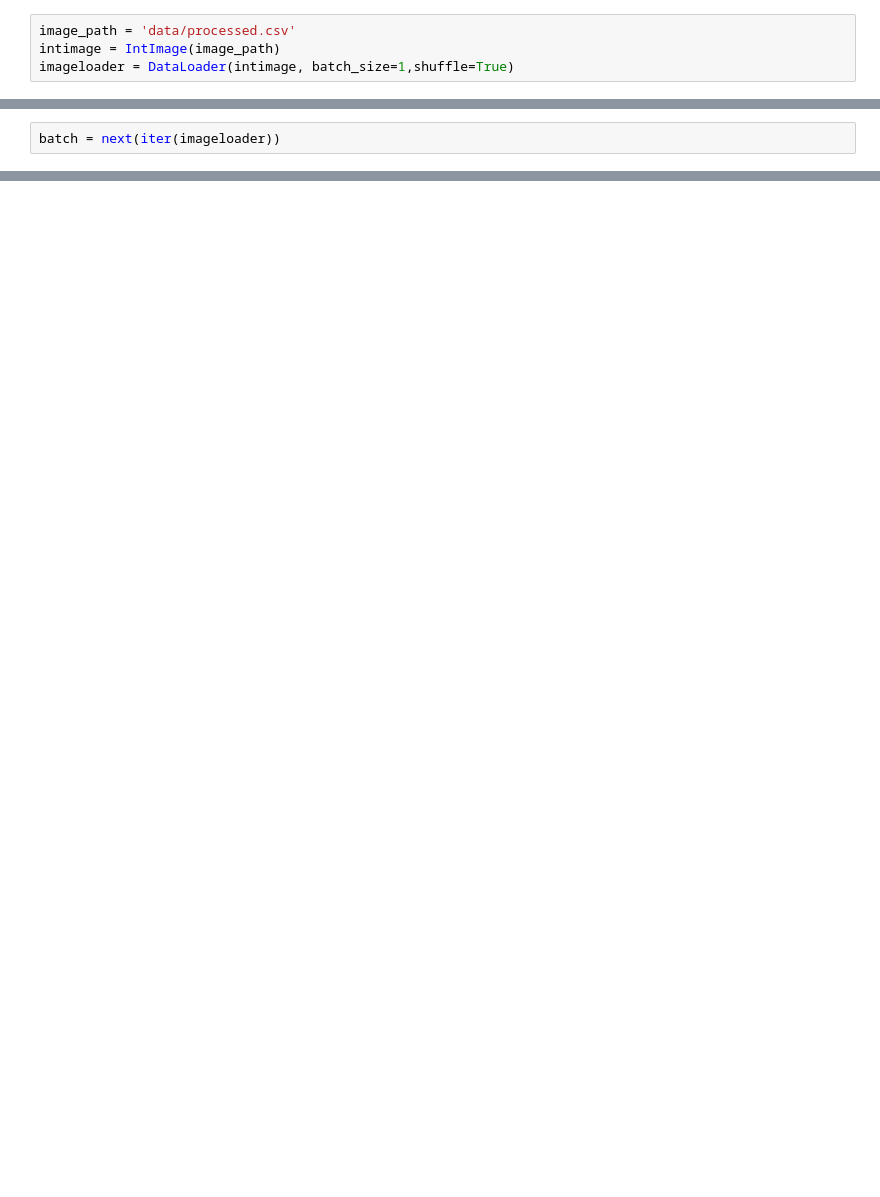
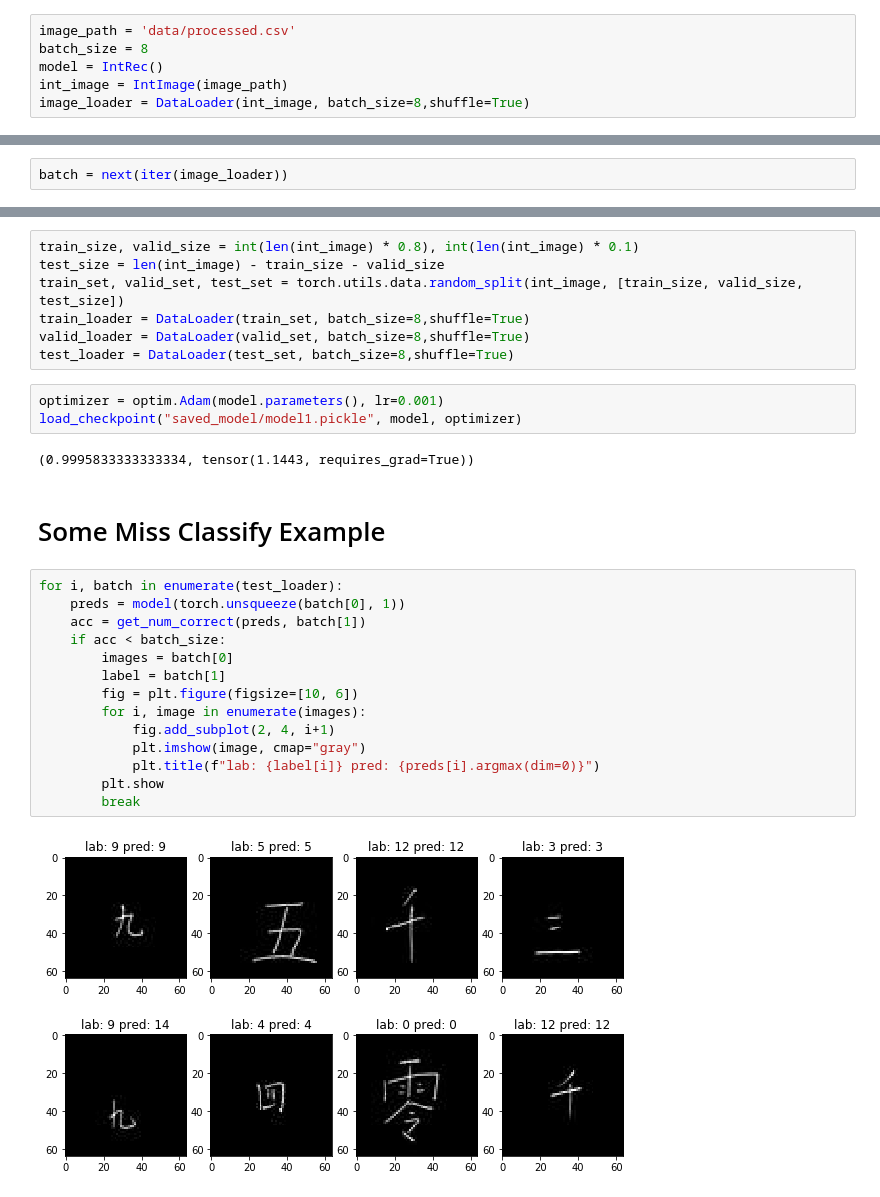
Before and after one commit to CChenLi/integer_convert, a Jupyter notebook: dataset.ipynb, the cells around one changed output, grey strips where cells are left out. Cells and saved outputs as stored; diff of their text form; blank space fills up the shorter version.

Commit message:
Add load_model

```diff
--- a/dataset.ipynb
+++ b/dataset.ipynb
@@ -11,4 +11,6 @@ ModuleNotFoundError: No module named 'model'
 # %%
 image_path = 'data/processed.csv'
-intimage = IntImage(image_path)
-imageloader = DataLoader(intimage, batch_size=1,shuffle=True)
+batch_size = 8
+model = IntRec()
+int_image = IntImage(image_path)
+image_loader = DataLoader(int_image, batch_size=8,shuffle=True)
@@ -17,2 +17,2 @@ NameError: name 'IntImage' is not defined
 # %%
-batch = next(iter(imageloader))
+batch = next(iter(image_loader))
@@ -36,0 +39,30 @@ NameError: name 'IntRec' is not defined
+# %%
+train_size, valid_size = int(len(int_image) * 0.8), int(len(int_image) * 0.1)
+test_size = len(int_image) - train_size - valid_size
+train_set, valid_set, test_set = torch.utils.data.random_split(int_image, [train_size, valid_size, test_size])
+train_loader = DataLoader(train_set, batch_size=8,shuffle=True)
+valid_loader = DataLoader(valid_set, batch_size=8,shuffle=True)
+test_loader = DataLoader(test_set, batch_size=8,shuffle=True)
+# %%
+optimizer = optim.Adam(model.parameters(), lr=0.001)
+load_checkpoint("saved_model/model1.pickle", model, optimizer)
+# %% [output]
+(0.9995833333333334, tensor(1.1443, requires_grad=True))
+# %% [markdown]
+# Some Miss Classify Example
+# %%
+for i, batch in enumerate(test_loader):
+    preds = model(torch.unsqueeze(batch[0], 1))
+    acc = get_num_correct(preds, batch[1])
+    if acc < batch_size:
+        images = batch[0]
+        label = batch[1]
+        fig = plt.figure(figsize=[10, 6])
+        for i, image in enumerate(images):
+            fig.add_subplot(2, 4, i+1)
+            plt.imshow(image, cmap="gray")
+            plt.title(f"lab: {label[i]} pred: {preds[i].argmax(dim=0)}")
+        plt.show
+        break
+# %% [output]
+[figure, added]
```
Also changed, not shown: parts of 6 cells of this notebook, 2 other files.
